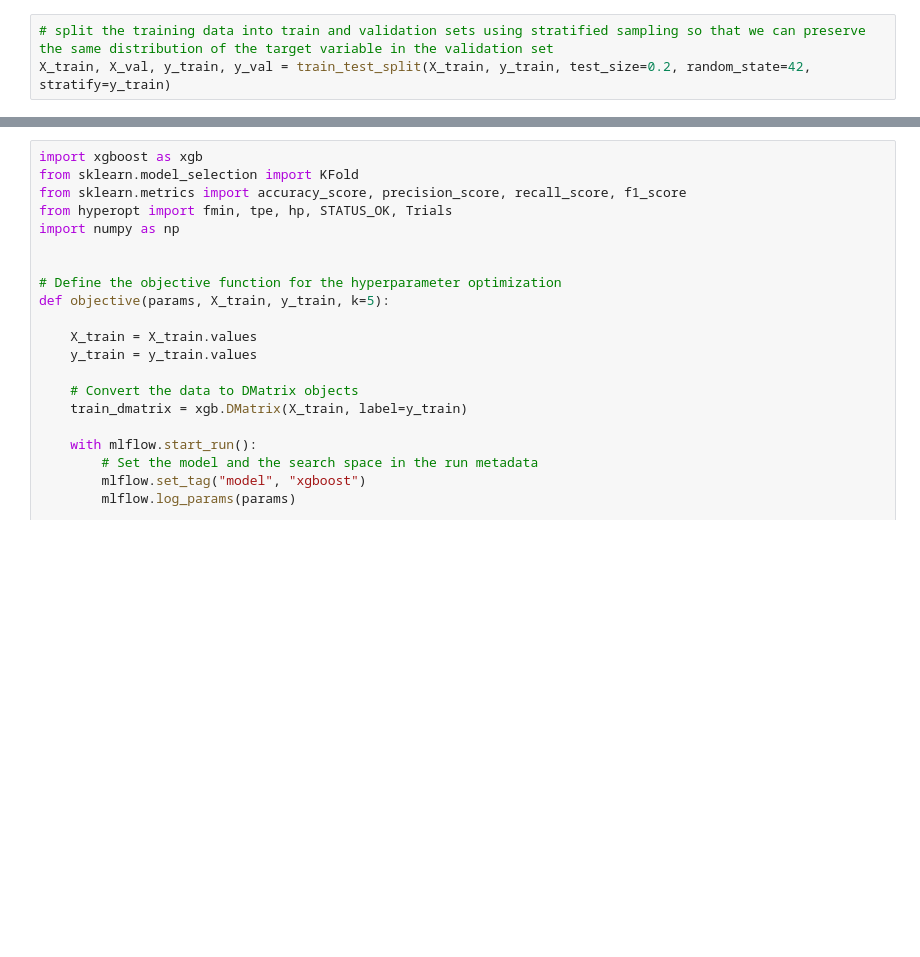
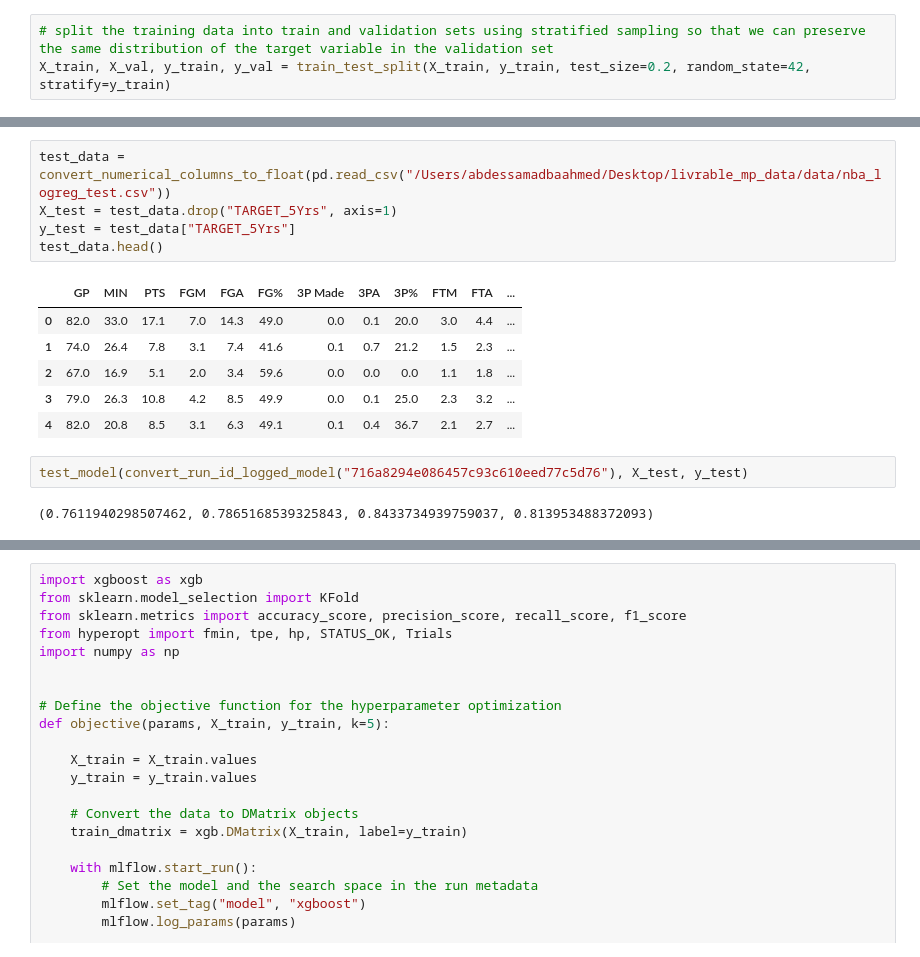
Before and after one commit to abdessamad-commits/mlops-project-nba--investment, a Jupyter notebook: notebooks/base_line_models.ipynb, the cells around one changed output, grey strips where cells are left out. Saved outputs shown, nothing was run; the diff lists cells and outputs as text; blank space fills up the shorter version.

```diff
--- a/notebooks/base_line_models.ipynb
+++ b/notebooks/base_line_models.ipynb
@@ -177,0 +225,16 @@ with mlflow.start_run():
+# %%
+test_data = convert_numerical_columns_to_float(pd.read_csv("/Users/abdessamadbaahmed/Desktop/livrable_mp_data/data/nba_logreg_test.csv"))
+X_test = test_data.drop("TARGET_5Yrs", axis=1)
+y_test = test_data["TARGET_5Yrs"]
+test_data.head()
+# %% [output]
+|  | GP | MIN | PTS | FGM | FGA | FG% | 3P Made | 3PA | 3P% | FTM | FTA | ... |
+| 0 | 82.0 | 33.0 | 17.1 | 7.0 | 14.3 | 49.0 | 0.0 | 0.1 | 20.0 | 3.0 | 4.4 | ... |
+| 1 | 74.0 | 26.4 | 7.8 | 3.1 | 7.4 | 41.6 | 0.1 | 0.7 | 21.2 | 1.5 | 2.3 | ... |
+| 2 | 67.0 | 16.9 | 5.1 | 2.0 | 3.4 | 59.6 | 0.0 | 0.0 | 0.0 | 1.1 | 1.8 | ... |
+| 3 | 79.0 | 26.3 | 10.8 | 4.2 | 8.5 | 49.9 | 0.0 | 0.1 | 25.0 | 2.3 | 3.2 | ... |
+| 4 | 82.0 | 20.8 | 8.5 | 3.1 | 6.3 | 49.1 | 0.1 | 0.4 | 36.7 | 2.1 | 2.7 | ... |
+# %%
+test_model(convert_run_id_logged_model("716a8294e086457c93c610eed77c5d76"), X_test, y_test)
+# %% [output]
+(0.7611940298507462, 0.7865168539325843, 0.8433734939759037, 0.813953488372093)
```
Also changed, not shown: parts of 10 cells of this notebook, 2 other files.
